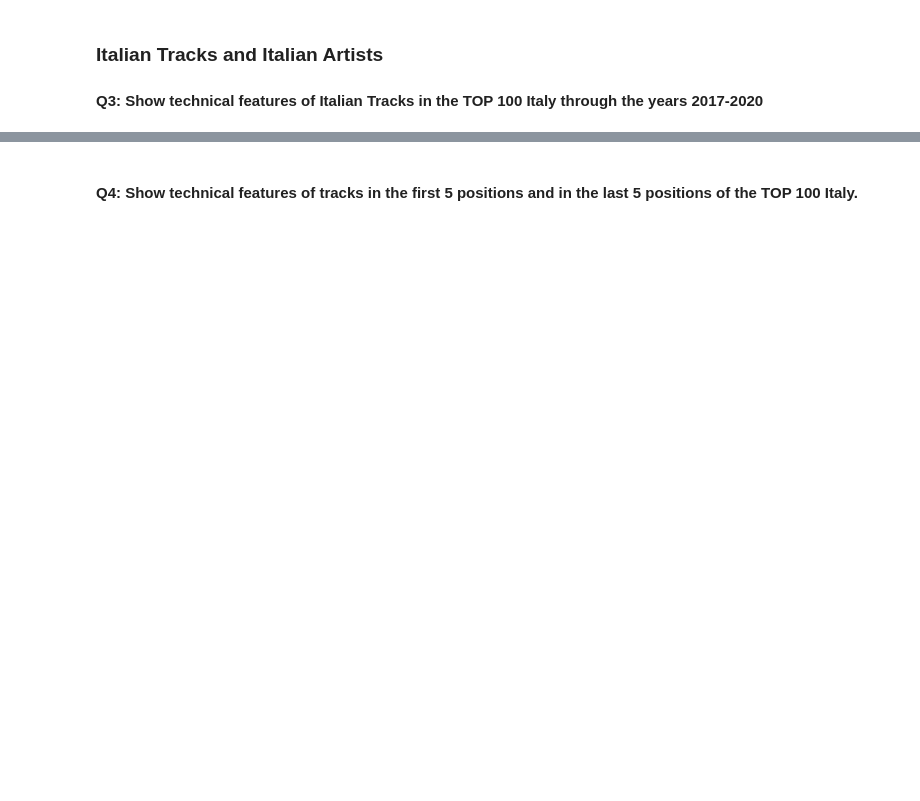
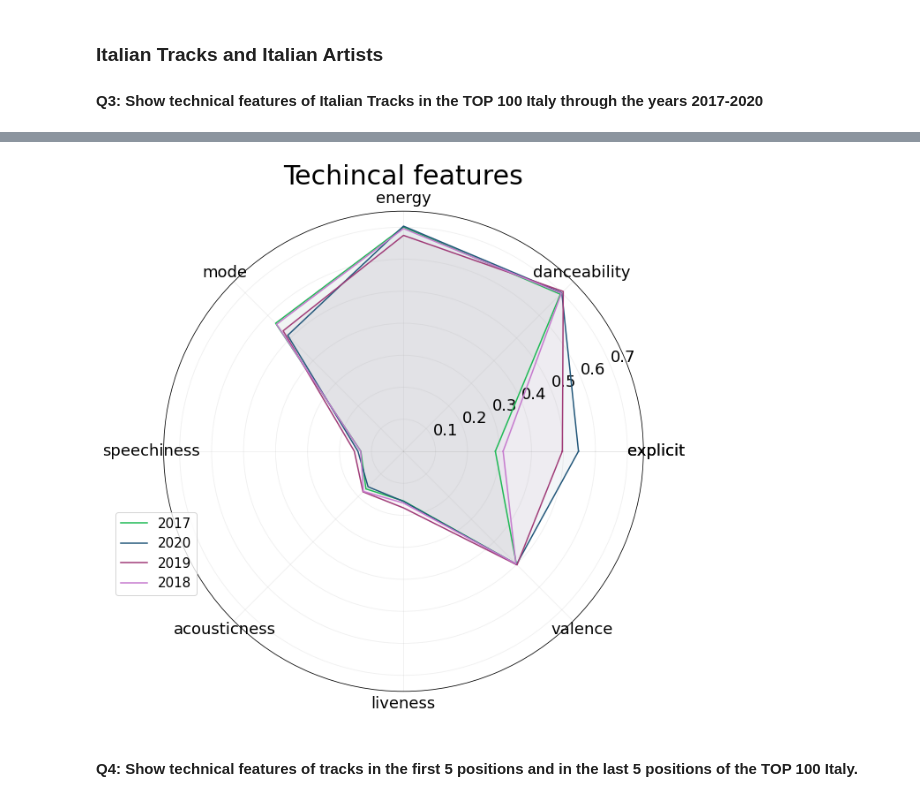
Before and after one commit to luca-martinelli-09/spotify-pg, a Jupyter notebook: spotifyQueries.ipynb, the cells around one changed output, grey strips where cells are left out. Saved outputs shown, nothing was run; the diff lists cells and outputs as text; code cells hidden in the pictures; blank space fills up the shorter version.

```diff
--- a/spotifyQueries.ipynb
+++ b/spotifyQueries.ipynb
@@ -234,3 +79,25 @@ def plotResults(title=None, x=[], yArr=[],
+# %%
+plotter = PlotUtils(
+    options={
+        "titlePad": TITLE_PAD,
+        "titleDim": TITLE_DIM,
+        "xyLabelPad": XY_LABEL_PAD,
+        "xyLabelDim": XY_LABEL_DIM,
+        "xyTicksDim": XY_TICKS_DIM,
+        "gridAlpha": GRID_ALPHA,
+        "fillAlpha": FILL_ALPHA,
+        "barWidth": BAR_WIDTH,
+        "legendLoc": LEGEND_LOC,
+        "legendLabelDim": LEGEND_LABEL_DIM,
+        "colorScheme": COLOR_SCHEME,
+        "figSize": FIG_SIZE,
+        "figBGColor": FIG_BG_COLOR,
+        "figDPI": FIG_DPI,
+        "figBBox": FIG_BBOX,
+        "figPad": FIG_PAD,
+        "figFormats": FIG_FORMATS,
+    }
+)
 # %% [markdown]
 ### Example Queries
 
@@ -296,19 +198,21 @@ resultDF
 # %%
 featuresToExtract = ["explicit", "danceability", "energy",
                      "mode", "speechiness", "acousticness", "liveness", "valence"]
 
-plotResults(
+plotter.plotResults(
     title="Techincal features",
     yArr=resultDF[featuresToExtract].to_numpy().tolist(),
     xTicks=featuresToExtract,
     legend=list(resultDF["year"]),
     yLim=[0, 0.75],
     style="polar",
     showGrid=True,
     fillPlot=True,
     legendLocation=[-0.1, 0.2],
     figSize=(10, 10),
 )
+# %% [output]
+[figure, added]
 # %% [markdown]
 #### Q4: Show technical features of tracks in the first 5 positions and in the last 5 positions of the TOP 100 Italy.
 # %%
```
Also changed, not shown: parts of 30 cells of this notebook, 15 other files.
